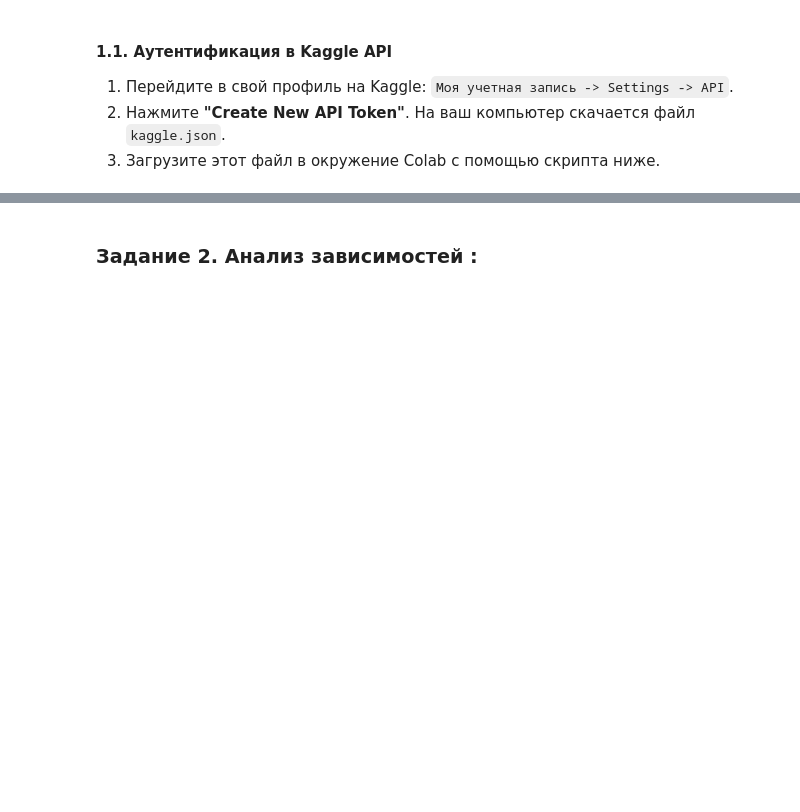
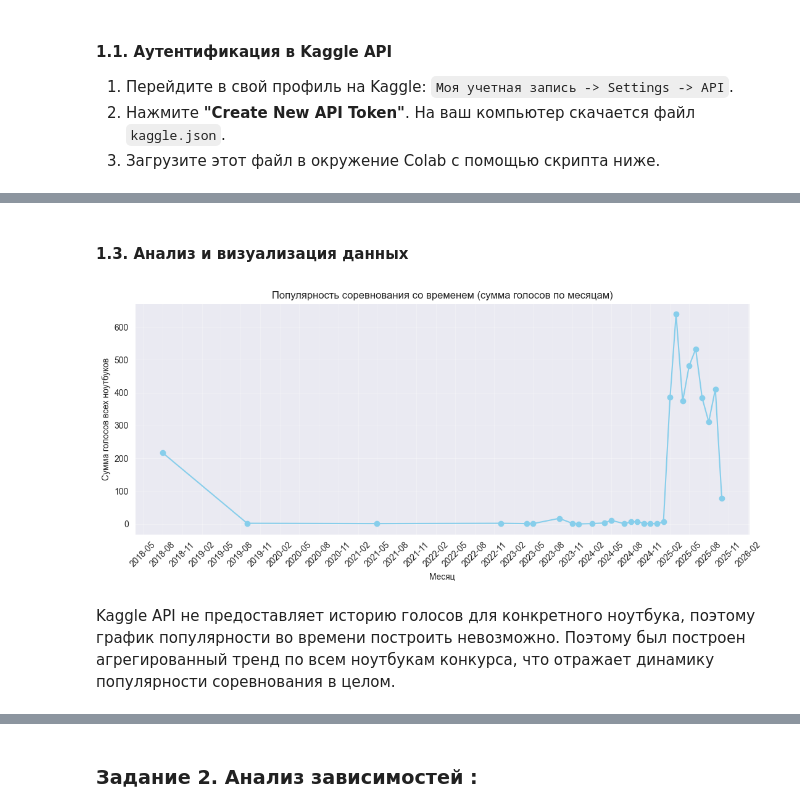
Before and after one commit to GoshaMareev/DataCollectionAndAnalytics, a Jupyter notebook: PW1_API/PW_1_API_Analysis_MareevGA.ipynb, the cells around one changed output, grey strips where cells are left out. Cells and saved outputs as stored; diff of their text form; code cells hidden in the pictures; blank space fills up the shorter version.

Commit message:
+kaggle api

```diff
--- a/PW1_API/PW_1_API_Analysis_MareevGA.ipynb
+++ b/PW1_API/PW_1_API_Analysis_MareevGA.ipynb
@@ -58,9 +83,18 @@
 # %%
-import kaggle
+import pandas as pd
+import subprocess
+from io import StringIO
 
-# Получаем список ноутбуков по запросу
-notebooks = kaggle.api.notebook.list(
-    query="House Prices - Advanced Regression Techniques",
-    sort_by="votes"
+# Список ноутбуков по конкурсу в CSV
+result = subprocess.run(
+    ["kaggle", "kernels", "list", "--competition", "house-prices-advanced-regression-techniques", "--csv"],
+    capture_output=True, text=True
 )
+
+# Загружаем в DataFrame
+df = pd.read_csv(StringIO(result.stdout))
+
+print("Поля датафрейма:")
+print(df.columns.tolist())
+df.head()
 # %% [output]
@@ -95,0 +223,29 @@ display(latest_completed[['_title', '_reward', '_team_count']])
+# %% [markdown]
+#### 1.3. Анализ и визуализация данных
+# %%
+import matplotlib.pyplot as plt
+import matplotlib.dates as mdates
+
+# агрегация по месяцам
+monthly_sum = (
+    df
+    .assign(_month=df["_last_run_time"].dt.to_period("M").dt.to_timestamp())
+    .groupby("_month")["_total_votes"].sum()
+    .reset_index()
+)
+
+plt.figure(figsize=(11,5))
+plt.plot(monthly_sum["_month"], monthly_sum["_total_votes"], marker="o", color="skyblue")
+plt.gca().xaxis.set_major_formatter(mdates.DateFormatter("%Y-%m"))
+plt.gca().xaxis.set_major_locator(mdates.MonthLocator(interval=3))
+plt.xticks(rotation=45)
+plt.xlabel("Месяц")
+plt.ylabel("Сумма голосов всех ноутбуков")
+plt.title("Популярность соревнования со временем (сумма голосов по месяцам)")
+plt.grid(True, alpha=0.3)
+plt.tight_layout()
+plt.show()
+# %% [output]
+[figure, added]
+# %% [markdown]
+Kaggle API не предоставляет историю голосов для конкретного ноутбука, поэтому график популярности во времени построить невозможно. Поэтому был построен агрегированный тренд по всем ноутбукам конкурса, что отражает динамику популярности соревнования в целом.
```
Also changed, not shown: parts of 34 cells of this notebook.
